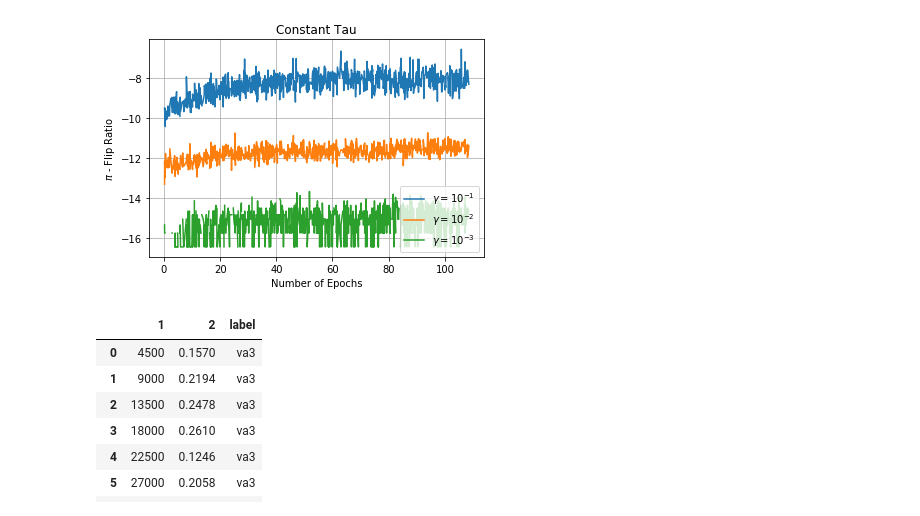
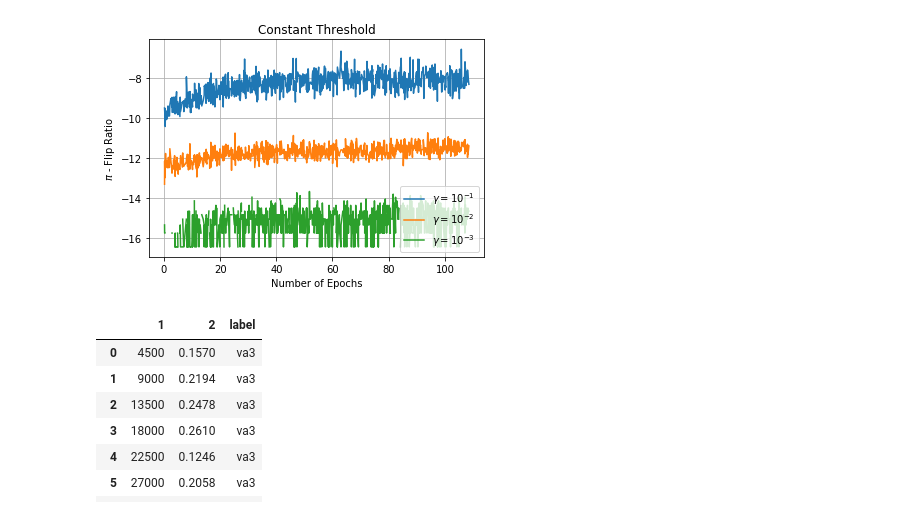
Before and after one commit to bsridatta/Rethinking-Binarized-Neural-Network-Optimization, a Jupyter notebook: notebooks/flip_tau_const.ipynb, the cells around one changed output. Drawn from its saved outputs; the diff is of its cells as text; code cells hidden in the pictures.

```diff
--- a/notebooks/flip_tau_const.ipynb
+++ b/notebooks/flip_tau_const.ipynb
@@ -36,30 +36,30 @@ sorted_graphs = sorted(graphs, key = best_acc, reverse=True)
 # %%
 %matplotlib inline
 fig, ax = plt.subplots(1, 1)
 _ = plt.rcParams['figure.figsize'] = (15, 5)
 
 labels = []
 for df in sorted_graphs:
     _ = ax.plot(df[1]/909, df[2])
     labels.append(df['label'][0])
 
 #     print(df['label'][0])
 # _ = plt.ylim(0.8, 1)
-_ = plt.title("Constant Tau")
+_ = plt.title("Constant Threshold")
 _ = plt.grid(True)
 _ = plt.xlabel("Number of Epochs")
 _ = plt.ylabel(r'$\pi$'+ " - Flip Ratio")
 
 
 labels = [
     r'$\gamma = 10^{-1}$',
     r'$\gamma = 10^{-2}$',
     r'$\gamma = 10^{-3}$'
 ]
 #03 632 53
 _ = ax.legend(labels, loc=4)
 # %% [output]
-[figure, old version]
+[figure, new version]
 # %%
 fig.savefig("./plots/flips_tau_const_rect.png")
 # %%
```
Also changed, not shown: 7 other files.
